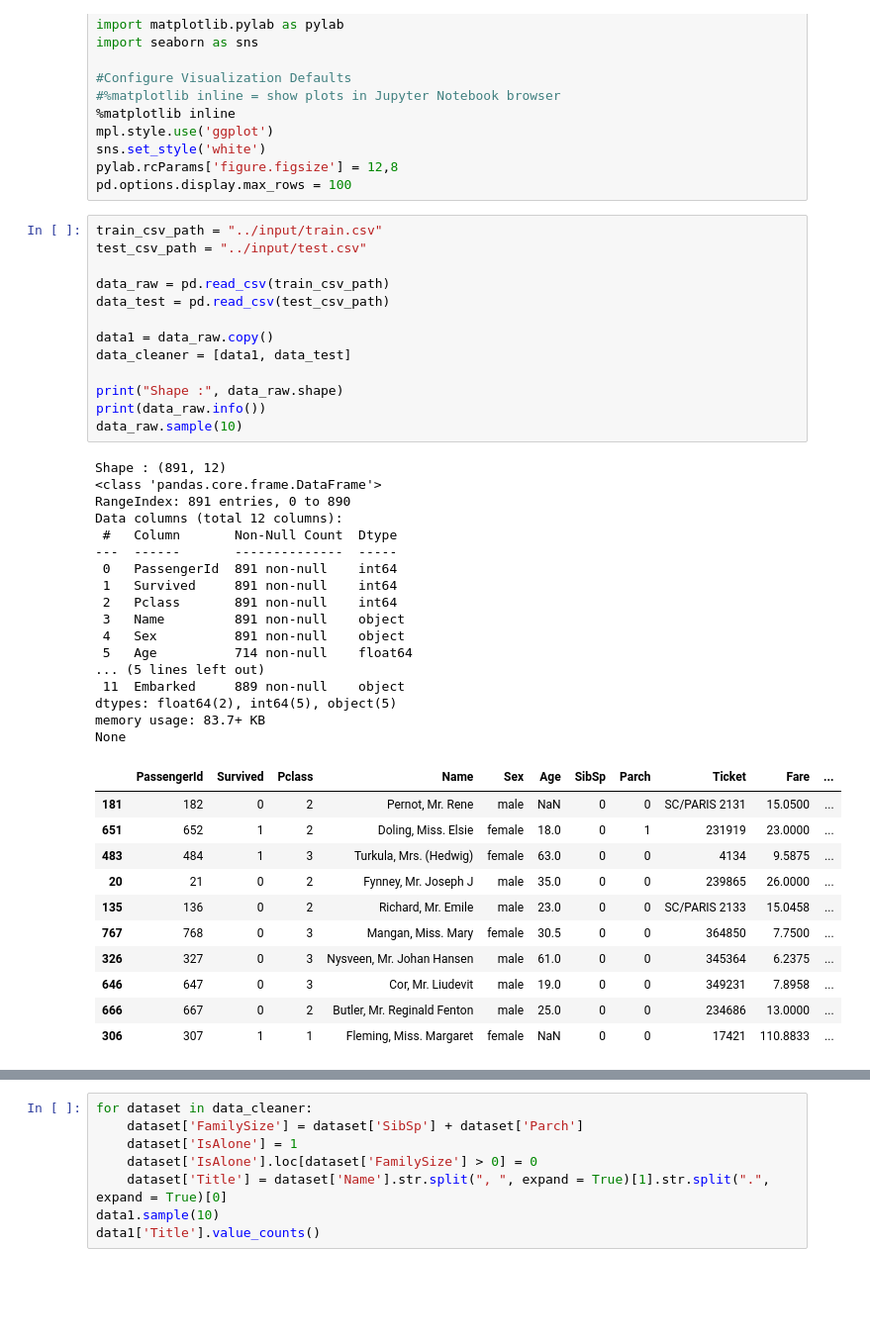
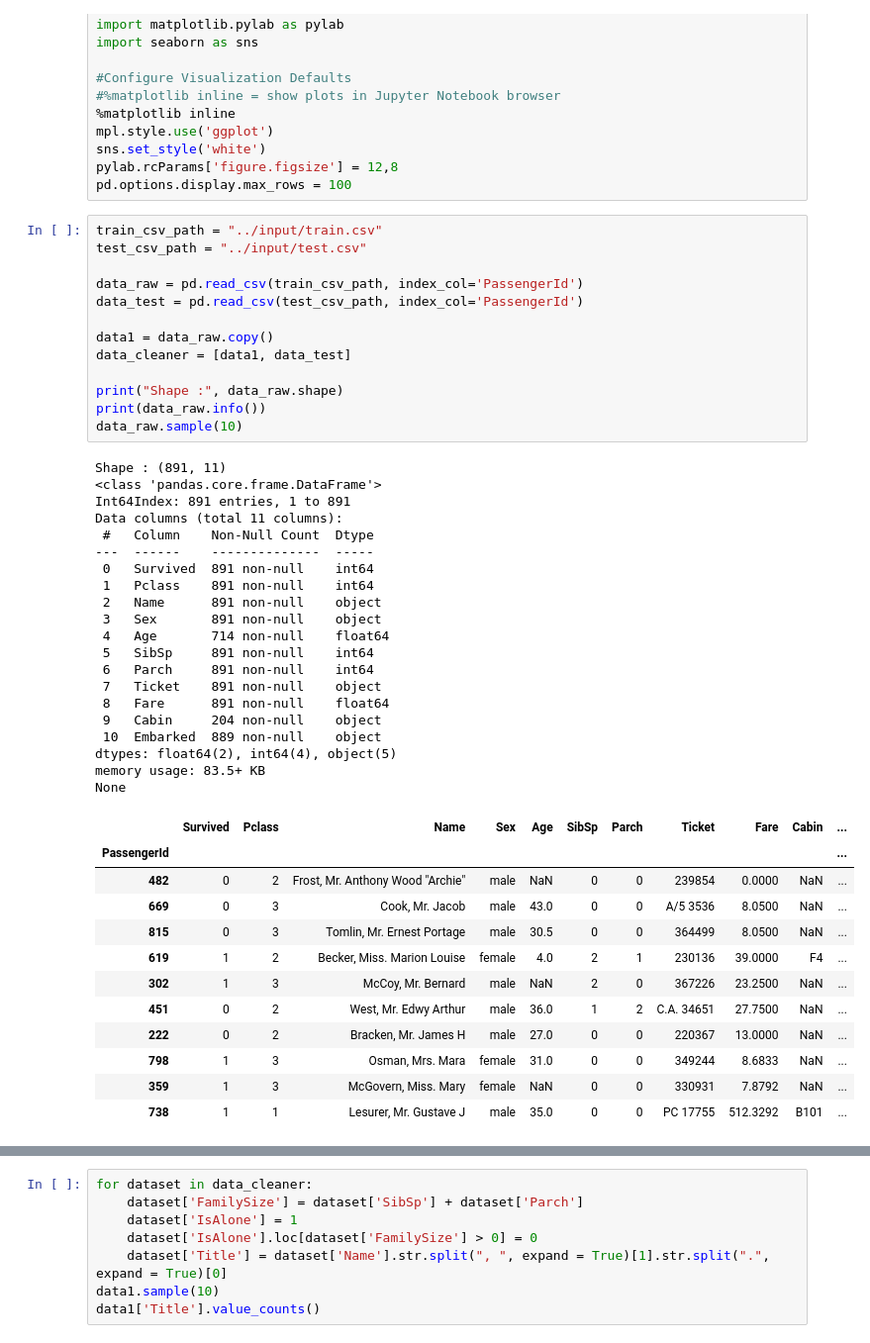
Before and after one commit to ValentinPy1/Titanic, a Jupyter notebook: src/99percent_tutorial.ipynb, the cells around one changed output, grey strips where cells are left out. Shown: that part at 99% size. Drawn from its saved outputs; the diff is of its cells as text; blank space fills up the shorter version.

```diff
--- a/src/99percent_tutorial.ipynb
+++ b/src/99percent_tutorial.ipynb
@@ -71,45 +71,49 @@ pd.options.display.max_rows = 100
 # %%
 train_csv_path = "../input/train.csv"
 test_csv_path = "../input/test.csv"
 
-data_raw = pd.read_csv(train_csv_path)
-data_test = pd.read_csv(test_csv_path)
+data_raw = pd.read_csv(train_csv_path, index_col='PassengerId')
+data_test = pd.read_csv(test_csv_path, index_col='PassengerId')
 
 data1 = data_raw.copy()
 data_cleaner = [data1, data_test]
 
 print("Shape :", data_raw.shape)
 print(data_raw.info())
 data_raw.sample(10)
 # %% [output]
-Shape : (891, 12)
+Shape : (891, 11)
 <class 'pandas.core.frame.DataFrame'>
-RangeIndex: 891 entries, 0 to 890
-Data columns (total 12 columns):
- #   Column       Non-Null Count  Dtype
----  ------       --------------  -----
- 0   PassengerId  891 non-null    int64
- 1   Survived     891 non-null    int64
- 2   Pclass       891 non-null    int64
- 3   Name         891 non-null    object
- 4   Sex          891 non-null    object
- 5   Age          714 non-null    float64
-... (5 lines left out)
- 11  Embarked     889 non-null    object
-dtypes: float64(2), int64(5), object(5)
-memory usage: 83.7+ KB
+Int64Index: 891 entries, 1 to 891
+Data columns (total 11 columns):
+ #   Column    Non-Null Count  Dtype
+---  ------    --------------  -----
+ 0   Survived  891 non-null    int64
+ 1   Pclass    891 non-null    int64
+ 2   Name      891 non-null    object
+ 3   Sex       891 non-null    object
+ 4   Age       714 non-null    float64
+ 5   SibSp     891 non-null    int64
+ 6   Parch     891 non-null    int64
+ 7   Ticket    891 non-null    object
+ 8   Fare      891 non-null    float64
+ 9   Cabin     204 non-null    object
+ 10  Embarked  889 non-null    object
+dtypes: float64(2), int64(4), object(5)
+memory usage: 83.5+ KB
 None
-|  | PassengerId | Survived | Pclass | Name | Sex | Age | SibSp | Parch | Ticket | Fare | ... |
-| 181 | 182 | 0 | 2 | Pernot, Mr. Rene | male | NaN | 0 | 0 | SC/PARIS 2131 | 15.0500 | ... |
-| 651 | 652 | 1 | 2 | Doling, Miss. Elsie | female | 18.0 | 0 | 1 | 231919 | 23.0000 | ... |
-| 483 | 484 | 1 | 3 | Turkula, Mrs. (Hedwig) | female | 63.0 | 0 | 0 | 4134 | 9.5875 | ... |
-| 20 | 21 | 0 | 2 | Fynney, Mr. Joseph J | male | 35.0 | 0 | 0 | 239865 | 26.0000 | ... |
-| 135 | 136 | 0 | 2 | Richard, Mr. Emile | male | 23.0 | 0 | 0 | SC/PARIS 2133 | 15.0458 | ... |
-| 767 | 768 | 0 | 3 | Mangan, Miss. Mary | female | 30.5 | 0 | 0 | 364850 | 7.7500 | ... |
-| 326 | 327 | 0 | 3 | Nysveen, Mr. Johan Hansen | male | 61.0 | 0 | 0 | 345364 | 6.2375 | ... |
-| 646 | 647 | 0 | 3 | Cor, Mr. Liudevit | male | 19.0 | 0 | 0 | 349231 | 7.8958 | ... |
-| 666 | 667 | 0 | 2 | Butler, Mr. Reginald Fenton | male | 25.0 | 0 | 0 | 234686 | 13.0000 | ... |
-| 306 | 307 | 1 | 1 | Fleming, Miss. Margaret | female | NaN | 0 | 0 | 17421 | 110.8833 | ... |
+|  | Survived | Pclass | Name | Sex | Age | SibSp | Parch | Ticket | Fare | Cabin | ... |
+| PassengerId |  |  |  |  |  |  |  |  |  |  | ... |
+| 482 | 0 | 2 | Frost, Mr. Anthony Wood "Archie" | male | NaN | 0 | 0 | 239854 | 0.0000 | NaN | ... |
+| 669 | 0 | 3 | Cook, Mr. Jacob | male | 43.0 | 0 | 0 | A/5 3536 | 8.0500 | NaN | ... |
+| 815 | 0 | 3 | Tomlin, Mr. Ernest Portage | male | 30.5 | 0 | 0 | 364499 | 8.0500 | NaN | ... |
+| 619 | 1 | 2 | Becker, Miss. Marion Louise | female | 4.0 | 2 | 1 | 230136 | 39.0000 | F4 | ... |
+| 302 | 1 | 3 | McCoy, Mr. Bernard | male | NaN | 2 | 0 | 367226 | 23.2500 | NaN | ... |
+| 451 | 0 | 2 | West, Mr. Edwy Arthur | male | 36.0 | 1 | 2 | C.A. 34651 | 27.7500 | NaN | ... |
+| 222 | 0 | 2 | Bracken, Mr. James H | male | 27.0 | 0 | 0 | 220367 | 13.0000 | NaN | ... |
+| 798 | 1 | 3 | Osman, Mrs. Mara | female | 31.0 | 0 | 0 | 349244 | 8.6833 | NaN | ... |
+| 359 | 1 | 3 | McGovern, Miss. Mary | female | NaN | 0 | 0 | 330931 | 7.8792 | NaN | ... |
+| 738 | 1 | 1 | Lesurer, Mr. Gustave J | male | 35.0 | 0 | 0 | PC 17755 | 512.3292 | B101 | ... |
 # %%
 print('Train columns with null values:\n', data1.isnull().sum())
 print("-"*20)
```
Also changed, not shown: parts of 18 cells of this notebook, 4 other files.
